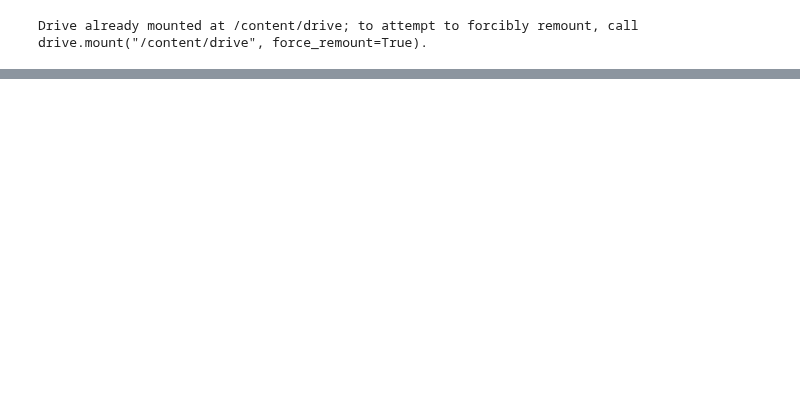
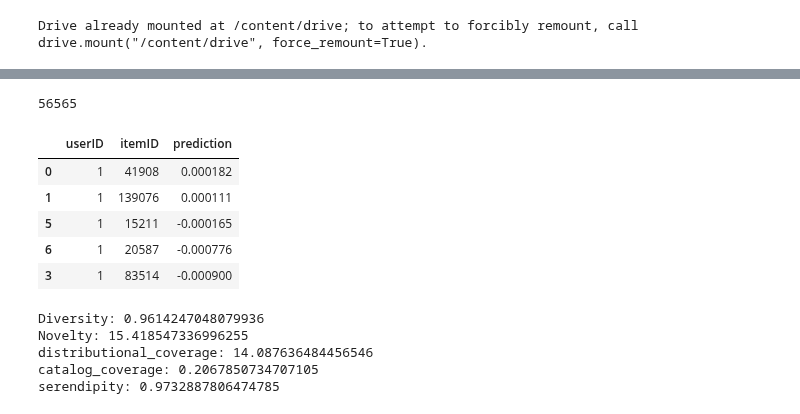
Before and after one commit to LauWyeRock/RecommendationSystem, a Jupyter notebook: Submission/Step4B_LightFM.ipynb, the cells around one changed output, grey strips where cells are left out. Saved outputs shown, nothing was run; the diff lists cells and outputs as text; code cells hidden in the pictures; blank space fills up the shorter version.

```diff
--- a/Submission/Step4B_LightFM.ipynb
+++ b/Submission/Step4B_LightFM.ipynb
@@ -78,7 +285,6 @@ for index, row in df.iterrows():
     mfcc_avg = np.mean(mfcc_list)
     # Preparing a dictionary for the current row/item with feature weights
     features_dict = {
-
         'listeners': int(row.listeners),
         'total_playcount': int(row.total_playcount),
         'profanity_density': float(row.profanity_density),
@@ -98,9 +304,12 @@ for index, row in df.iterrows():
     toptags_features = {tag: 1.0 for tag in row.toptags}
     features_dict.update(toptags_features)
     # Add the item id and its features to the list
-    item_features_data.append((row.track_id, features_dict))
+    item_features_data.append((row.itemID, features_dict))
 
 # Now, build the item features matrix with this data
 item_features = dataset.build_item_features(item_features_data, normalize=True)
+# Save item_features to file
+with open('/content/drive/MyDrive/Googlecolab/lightfm_item_features.pkl', 'wb') as file:
+    pickle.dump(item_features, file)
 # %%
 user_features_data = []
@@ -124,13 +401,14 @@ train_interactions, test_interactions = random_train_test_split(interactions, te
 # %%
-model = LightFM(loss='warp')
+# Train the model
+model = LightFM(loss='warp', no_components=NO_COMPONENTS,
+                 learning_rate=LEARNING_RATE,
+                 random_state=np.random.RandomState(SEED))
+model.fit(interactions, user_features=user_features, sample_weight=weights, item_features=item_features, epochs=NO_EPOCHS, num_threads=NO_THREADS)
 
-# Train the model
-model.fit(interactions, user_features=user_features, item_features=item_features, epochs=50, num_threads=4)
-
-from lightfm.evaluation import precision_at_k, recall_at_k, auc_score, reciprocal_rank
-
-model_filename = '/content/drive/MyDrive/Googlecolab/model_lightfm.pkl'  # Update the path to your desired Google Drive folder
-
+from datetime import datetime
+current_time = datetime.now()
+formatted_time = current_time.strftime('%Y-%m-%d_%H:%M:%S')
+model_filename = f'/content/drive/MyDrive/Googlecolab/model_lightfm.pkl'  # Update the path to your desired Google Drive folder
 import pickle
 with open(model_filename, 'wb') as model_file:
     pickle.dump(model, model_file)
@@ -211,0 +528,50 @@ auc score: 0.7745291590690613
+# %%
+# Prepare for diversity based evaluations
+
+# Merge all_predictions with train on userID and itemID
+merged_df = pd.merge(predictions, test, left_on=['userID', 'itemID'], right_on=['userID', 'itemID'], how='outer')
+
+# # Filter out the rows where train.rating is null
+# top_all = merged_df[merged_df['rating'].isnull()]
+top_all = merged_df[['userID', 'itemID', 'prediction']]
+# print(top_all.shape[0])
+
+# Sort top_all DataFrame by 'prediction' column within each 'userID' group in descending order
+top_all_sorted = top_all.sort_values(by=['userID', 'prediction'], ascending=[True, False])
+
+# Group by 'userID' and take the top_k items for each group
+top_k_reco = top_all_sorted.groupby('userID').head(K)
+print(top_k_reco.shape[0])
+#top_k_reco = pd.read_csv('/content/drive/MyDrive/top_k_reco.csv')
+# %% [output]
+56565
+# %%
+top_k_reco.head()
+# %% [output]
+|  | userID | itemID | prediction |
+| 0 | 1 | 41908 | 0.000182 |
+| 1 | 1 | 139076 | 0.000111 |
+| 5 | 1 | 15211 | -0.000165 |
+| 6 | 1 | 20587 | -0.000776 |
+| 3 | 1 | 83514 | -0.000900 |
+# %%
+eval_diversity = diversity(train, top_k_reco, col_user='userID', col_item='itemID')
+print(f"Diversity: {eval_diversity}")
+
+eval_novelty = novelty(train, top_k_reco, col_user='userID', col_item='itemID')
+print(f"Novelty: {eval_novelty}")
+
+eval_distributional_coverage = distributional_coverage(train, top_k_reco, col_user='userID', col_item='itemID')
+print(f"distributional_coverage: {eval_distributional_coverage}")
+
+eval_catalog_coverage = catalog_coverage(train, top_k_reco, col_user='userID', col_item='itemID')
+print(f"catalog_coverage: {eval_catalog_coverage}")
+
+eval_serendipity = serendipity(train, top_k_reco, col_user='userID', col_item='itemID')
+print(f"serendipity: {eval_serendipity}")
+# %% [output]
+Diversity: 0.9614247048079936
+Novelty: 15.418547336996255
+distributional_coverage: 14.087636484456546
+catalog_coverage: 0.2067850734707105
+serendipity: 0.9732887806474785
```
Also changed, not shown: parts of 30 cells of this notebook, 1 other file.
